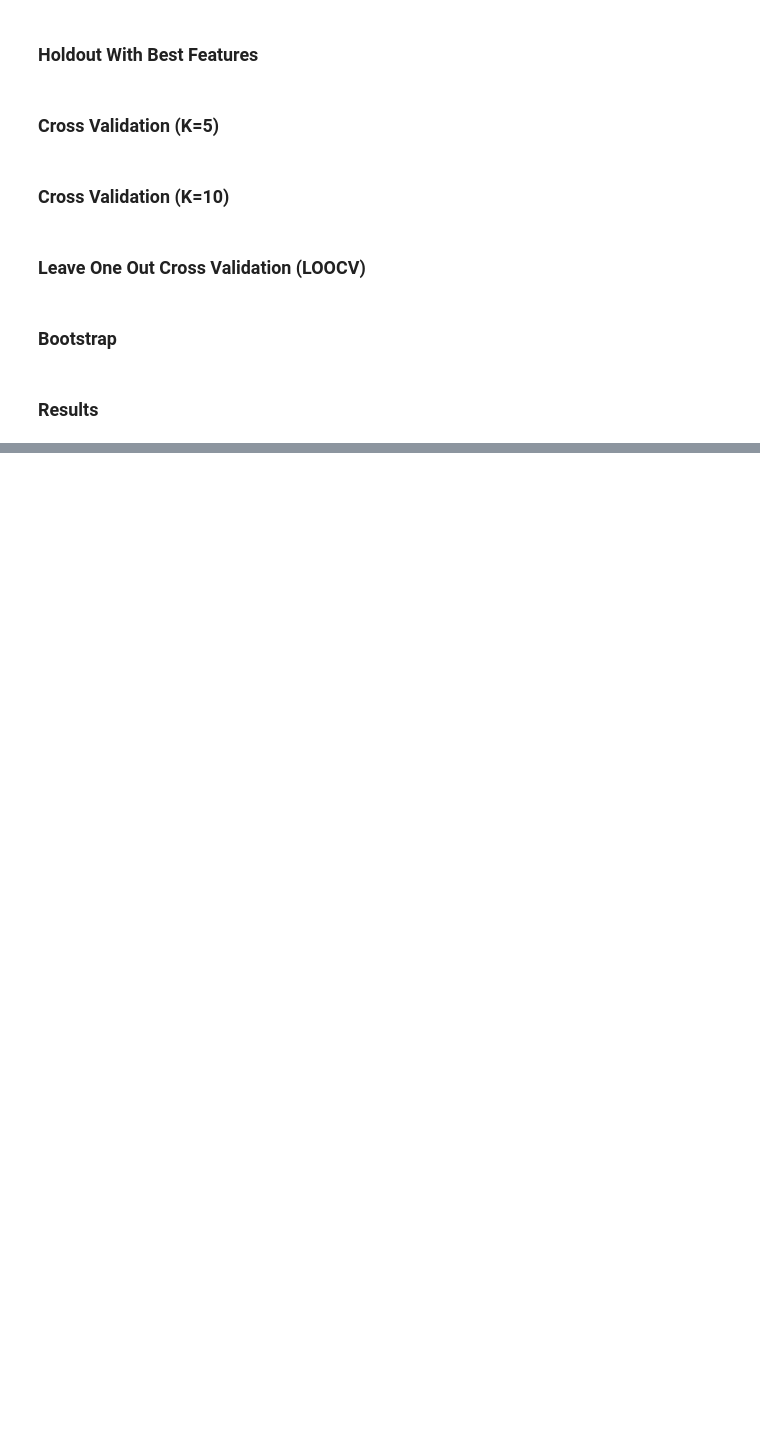
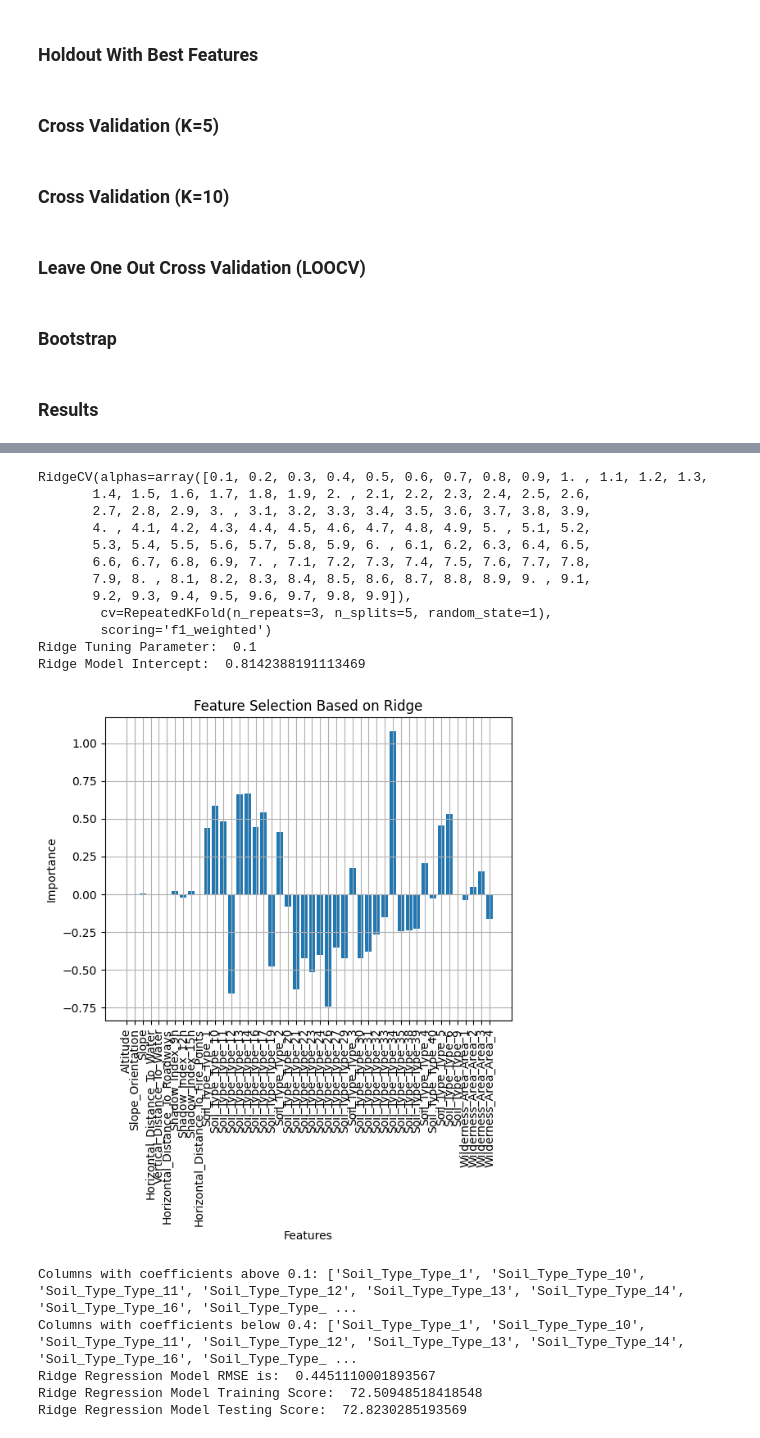
Before and after one commit to beatrizmsa/ml-vegetation-classifier, a Jupyter notebook: notebook.ipynb, the cells around one changed output, grey strips where cells are left out. Drawn from its saved outputs; the diff is of its cells as text; code cells hidden in the pictures; blank space fills up the shorter version.

```diff
--- a/notebook.ipynb
+++ b/notebook.ipynb
@@ -283,0 +467,26 @@ confusion_matrix_visualization(data_results, 'Confusion Matrix')
+# %%
+X = data_dummies.drop(columns=['Vegetation_Type_Enc'])
+y = data_dummies['Vegetation_Type_Enc']
+X_train, X_test, y_train, y_test = train_test_split(X, y, test_size=0.3, random_state=42)
+# %%
+col_names = X.columns
+apply_ridge_regression(col_names, X_train, y_train, X_test, y_test)
+# %% [output]
+RidgeCV(alphas=array([0.1, 0.2, 0.3, 0.4, 0.5, 0.6, 0.7, 0.8, 0.9, 1. , 1.1, 1.2, 1.3,
+       1.4, 1.5, 1.6, 1.7, 1.8, 1.9, 2. , 2.1, 2.2, 2.3, 2.4, 2.5, 2.6,
+       2.7, 2.8, 2.9, 3. , 3.1, 3.2, 3.3, 3.4, 3.5, 3.6, 3.7, 3.8, 3.9,
+       4. , 4.1, 4.2, 4.3, 4.4, 4.5, 4.6, 4.7, 4.8, 4.9, 5. , 5.1, 5.2,
+       5.3, 5.4, 5.5, 5.6, 5.7, 5.8, 5.9, 6. , 6.1, 6.2, 6.3, 6.4, 6.5,
+       6.6, 6.7, 6.8, 6.9, 7. , 7.1, 7.2, 7.3, 7.4, 7.5, 7.6, 7.7, 7.8,
+       7.9, 8. , 8.1, 8.2, 8.3, 8.4, 8.5, 8.6, 8.7, 8.8, 8.9, 9. , 9.1,
+       9.2, 9.3, 9.4, 9.5, 9.6, 9.7, 9.8, 9.9]),
+        cv=RepeatedKFold(n_repeats=3, n_splits=5, random_state=1),
+        scoring='f1_weighted')
+Ridge Tuning Parameter:  0.1
+Ridge Model Intercept:  0.8142388191113469
+[figure, added]
+Columns with coefficients above 0.1: ['Soil_Type_Type_1', 'Soil_Type_Type_10', 'Soil_Type_Type_11', 'Soil_Type_Type_12', 'Soil_Type_Type_13', 'Soil_Type_Type_14', 'Soil_Type_Type_16', 'Soil_Type_Type_ ...
+Columns with coefficients below 0.4: ['Soil_Type_Type_1', 'Soil_Type_Type_10', 'Soil_Type_Type_11', 'Soil_Type_Type_12', 'Soil_Type_Type_13', 'Soil_Type_Type_14', 'Soil_Type_Type_16', 'Soil_Type_Type_ ...
+Ridge Regression Model RMSE is:  0.4451110001893567
+Ridge Regression Model Training Score:  72.50948518418548
+Ridge Regression Model Testing Score:  72.8230285193569
```
Also changed, not shown: parts of 35 cells of this notebook, 1 other file.
